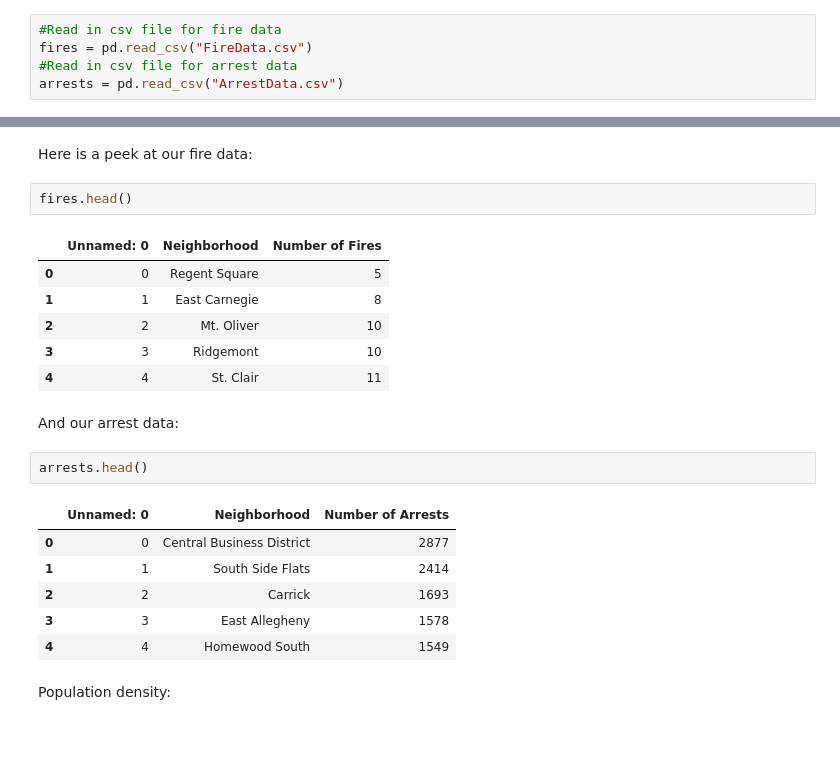
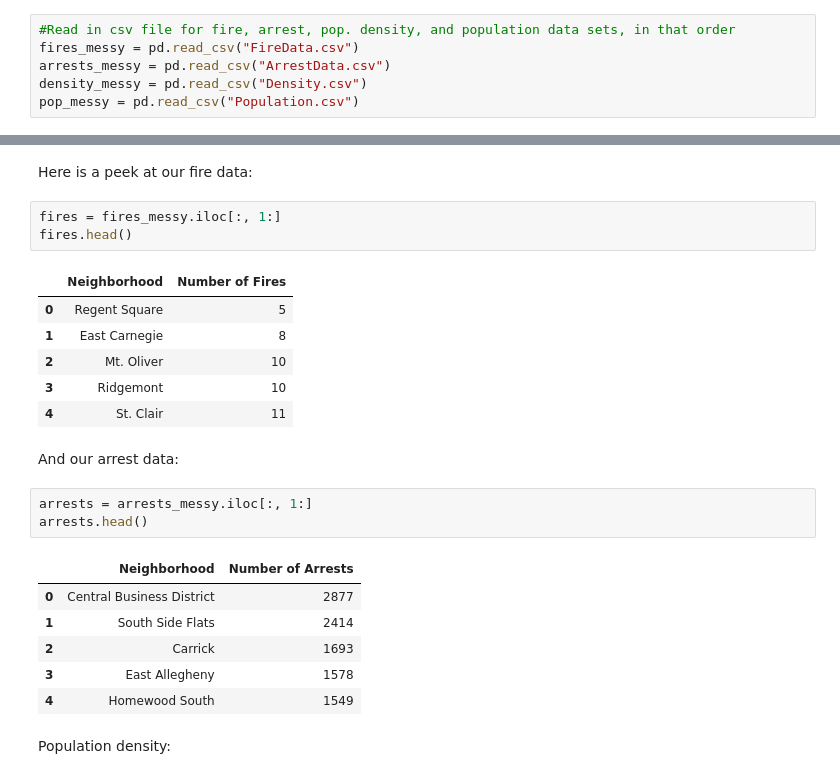
Before and after one commit to DomCampese/Big-Ideas-Final-Project, a Jupyter notebook: Final/FinalVersion.ipynb, the cells around one changed output, grey strips where cells are left out. Cells and saved outputs as stored; diff of their text form; blank space fills up the shorter version.

```diff
--- a/Final/FinalVersion.ipynb
+++ b/Final/FinalVersion.ipynb
@@ -30,35 +30,38 @@ Not really that helpful right now, so lets get some more data about it
 # %% [markdown]
 Lets start by reading in our data for fires, arrests, and populations for each neighborhood
 # %%
-#Read in csv file for fire data
-fires = pd.read_csv("FireData.csv")
-#Read in csv file for arrest data
-arrests = pd.read_csv("ArrestData.csv")
+#Read in csv file for fire, arrest, pop. density, and population data sets, in that order
+fires_messy = pd.read_csv("FireData.csv")
+arrests_messy = pd.read_csv("ArrestData.csv")
+density_messy = pd.read_csv("Density.csv")
+pop_messy = pd.read_csv("Population.csv")
 # %% [markdown]
 We now have the data files, so lets see what we are looking at
 (This data was taken from [WPRDC](https://data.wprdc.org/dataset) and edited prior to importing into this notebook)
 # %% [markdown]
 Here is a peek at our fire data:
 # %%
+fires = fires_messy.iloc[:, 1:]
 fires.head()
 # %% [output]
-|  | Unnamed: 0 | Neighborhood | Number of Fires |
-| 0 | 0 | Regent Square | 5 |
-| 1 | 1 | East Carnegie | 8 |
-| 2 | 2 | Mt. Oliver | 10 |
-| 3 | 3 | Ridgemont | 10 |
-| 4 | 4 | St. Clair | 11 |
+|  | Neighborhood | Number of Fires |
+| 0 | Regent Square | 5 |
+| 1 | East Carnegie | 8 |
+| 2 | Mt. Oliver | 10 |
+| 3 | Ridgemont | 10 |
+| 4 | St. Clair | 11 |
 # %% [markdown]
 And our arrest data:
 # %%
+arrests = arrests_messy.iloc[:, 1:]
 arrests.head()
 # %% [output]
-|  | Unnamed: 0 | Neighborhood | Number of Arrests |
-| 0 | 0 | Central Business District | 2877 |
-| 1 | 1 | South Side Flats | 2414 |
-| 2 | 2 | Carrick | 1693 |
-| 3 | 3 | East Allegheny | 1578 |
-| 4 | 4 | Homewood South | 1549 |
+|  | Neighborhood | Number of Arrests |
+| 0 | Central Business District | 2877 |
+| 1 | South Side Flats | 2414 |
+| 2 | Carrick | 1693 |
+| 3 | East Allegheny | 1578 |
+| 4 | Homewood South | 1549 |
 # %% [markdown]
 Population density:
 # %%
```
Also changed, not shown: parts of 7 cells of this notebook.
